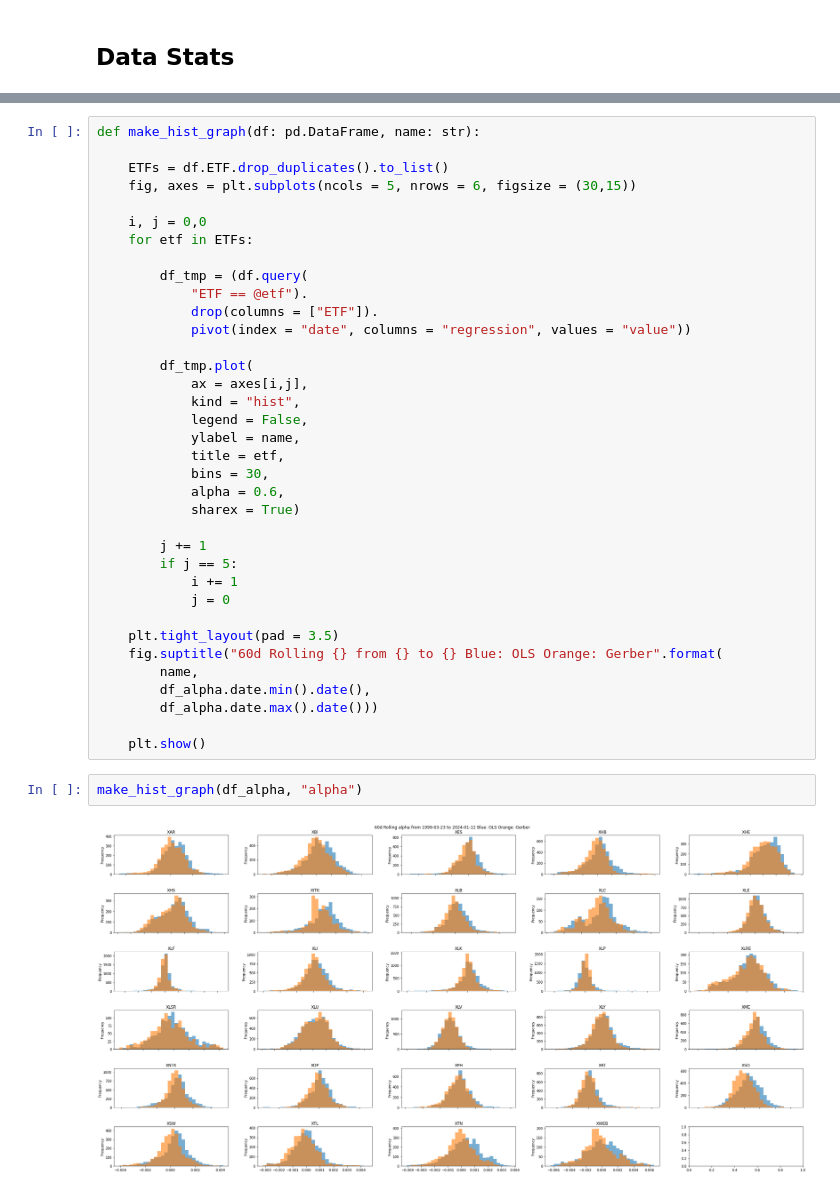
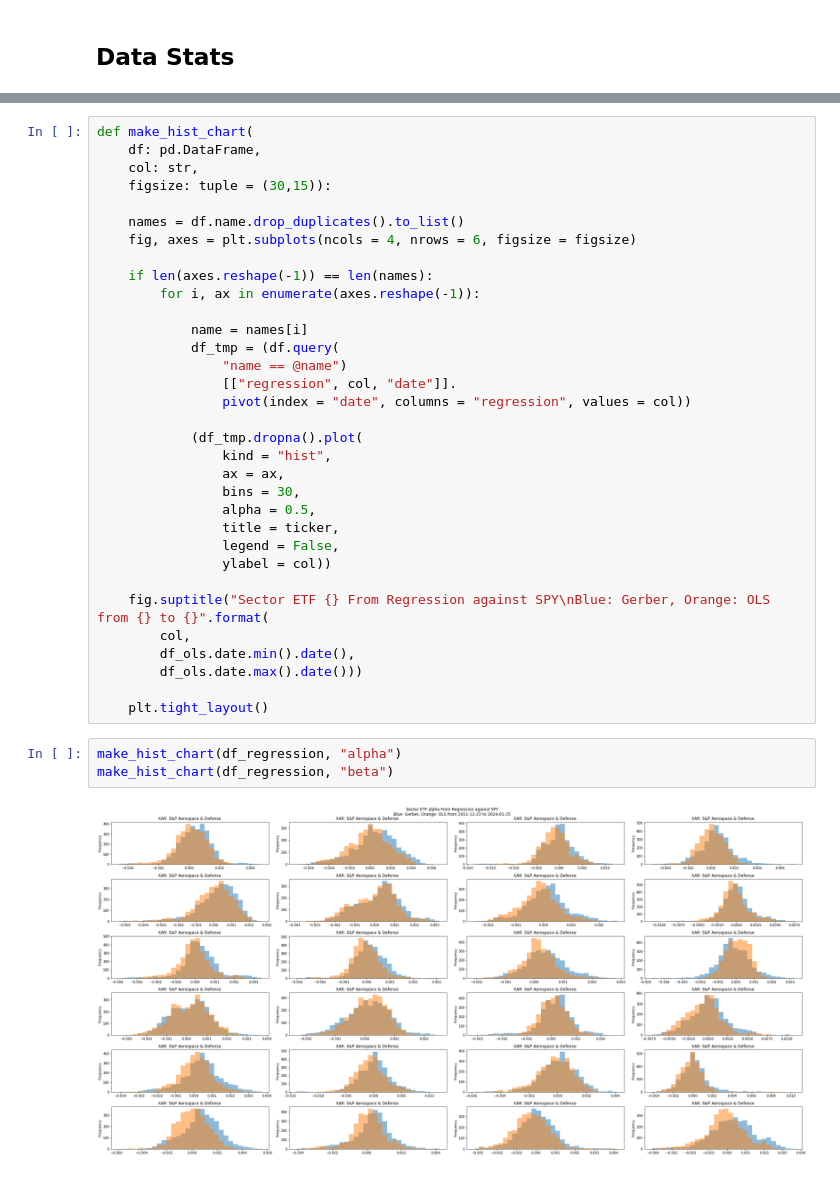
Before and after one commit to diegodalvarez/Gerber, a Jupyter notebook: Examples/BetaNeutralPortfolios.ipynb, the cells around one changed output, grey strips where cells are left out. Drawn from its saved outputs; the diff is of its cells as text.

```diff
--- a/Examples/BetaNeutralPortfolios.ipynb
+++ b/Examples/BetaNeutralPortfolios.ipynb
@@ -206,40 +187,38 @@ make_line_graph(df_beta, "beta")
-# %%
-def make_hist_graph(df: pd.DataFrame, name: str):
-
-    ETFs = df.ETF.drop_duplicates().to_list()
-    fig, axes = plt.subplots(ncols = 5, nrows = 6, figsize = (30,15))
-
-    i, j = 0,0
-    for etf in ETFs:
-
-        df_tmp = (df.query(
-            "ETF == @etf").
-            drop(columns = ["ETF"]).
-            pivot(index = "date", columns = "regression", values = "value"))
-
-        df_tmp.plot(
-            ax = axes[i,j],
-            kind = "hist",
-            legend = False,
-            ylabel = name,
-            title = etf,
-            bins = 30,
-            alpha = 0.6,
-            sharex = True)
-
-        j += 1
-        if j == 5:
-            i += 1
-            j = 0
-
-    plt.tight_layout(pad = 3.5)
-    fig.suptitle("60d Rolling {} from {} to {} Blue: OLS Orange: Gerber".format(
-        name,
-        df_alpha.date.min().date(),
-        df_alpha.date.max().date()))
-
-    plt.show()
-# %%
-make_hist_graph(df_alpha, "alpha")
-# %% [output]
-[figure, removed]
+# %%
+def make_hist_chart(
+    df: pd.DataFrame,
+    col: str,
+    figsize: tuple = (30,15)):
+
+    names = df.name.drop_duplicates().to_list()
+    fig, axes = plt.subplots(ncols = 4, nrows = 6, figsize = figsize)
+
+    if len(axes.reshape(-1)) == len(names):
+        for i, ax in enumerate(axes.reshape(-1)):
+
+            name = names[i]
+            df_tmp = (df.query(
+                "name == @name")
+                [["regression", col, "date"]].
+                pivot(index = "date", columns = "regression", values = col))
+
+            (df_tmp.dropna().plot(
+                kind = "hist",
+                ax = ax,
+                bins = 30,
+                alpha = 0.5,
+                title = ticker,
+                legend = False,
+                ylabel = col))
+
+    fig.suptitle("Sector ETF {} From Regression against SPY\nBlue: Gerber, Orange: OLS from {} to {}".format(
+        col,
+        df_ols.date.min().date(),
+        df_ols.date.max().date()))
+
+    plt.tight_layout()
+# %%
+make_hist_chart(df_regression, "alpha")
+make_hist_chart(df_regression, "beta")
+# %% [output]
+[figure, added]
```
Also changed, not shown: parts of 26 cells of this notebook, 1 other file.
